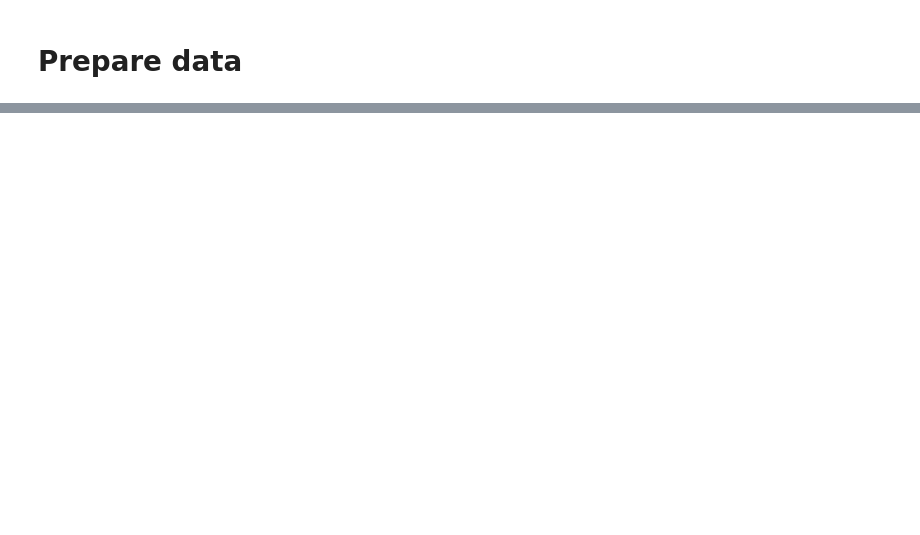
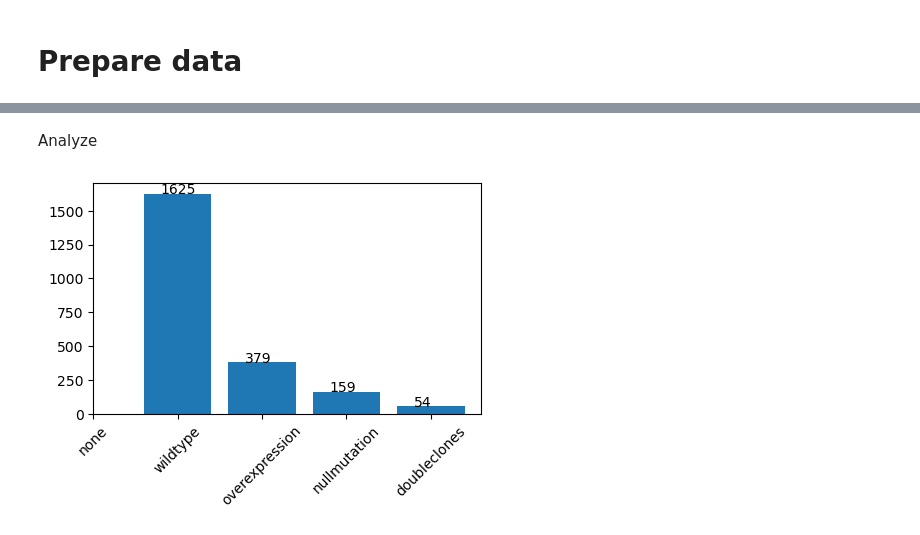
Before and after one commit to ObviouslyLuuk/wsi_manipulation, a Jupyter notebook: analyze_files.ipynb, the cells around one changed output, grey strips where cells are left out. Saved outputs shown, nothing was run; the diff lists cells and outputs as text; code cells hidden in the pictures; blank space fills up the shorter version.

```diff
--- a/analyze_files.ipynb
+++ b/analyze_files.ipynb
@@ -411,8 +498,8 @@ if CREATE_DATASET:
 
     d = BOLERO_DIR # Dir with biopsies
     print("Dir: ", d)
-    for casename in tqdm(casenames_BOLERO):
-        casepaths = cases_BOLERO[casename]
+    for casename in tqdm(casenames[d]):
+        casepaths = cases[d][casename]
         wsa = WholeSlideAnnotation(casepaths["wsa"])
 
         outlines = get_outlines(wsa) # biopsy outlines
@@ -772,0 +645,13 @@ if CREATE_DATASET:
+# %%
+# Open the csv
+dataset_dir = "all_biopsies"
+df = pd.read_csv(os.path.join(LANS_BIOP_ROOT, dataset_dir, f"biopsy_labels_anon_s{spacing}.csv"), index_col=0)
+# Sort first by biopsy number, then by case number, by splitting the index
+df["case"] = df.index.map(lambda x: int(x.split("_")[0]))
+df["biopsy"] = df.index.map(lambda x: int(x.split("_")[1]))
+df = df.sort_values(by=["case", "biopsy"])
+# Drop the case and biopsy columns
+df = df.drop(columns=["case", "biopsy"])
+display(df)
+# Save
+df.to_csv(os.path.join(LANS_BIOP_ROOT, dataset_dir, f"biopsy_labels_anon_s{spacing}.csv"))
@@ -772,0 +673,16 @@ if CREATE_DATASET:
+# %% [markdown]
+Analyze
+# %%
+# Show the distribution of the labels
+plt.figure(figsize=(5,3))
+plt.bar(df["label"].value_counts().keys(), df["label"].value_counts())
+plt.xticks(rotation=45)
+
+# Display x labels according to the mapping
+plt.xticks(list(mapping.values()), list(mapping.keys()))
+
+for i, v in enumerate(df["label"].value_counts()):
+    plt.text(i-0.2, v+1, str(v))
+plt.show()
+# %% [output]
+[figure, added]
```
Also changed, not shown: parts of 23 cells of this notebook, 3 other files.
